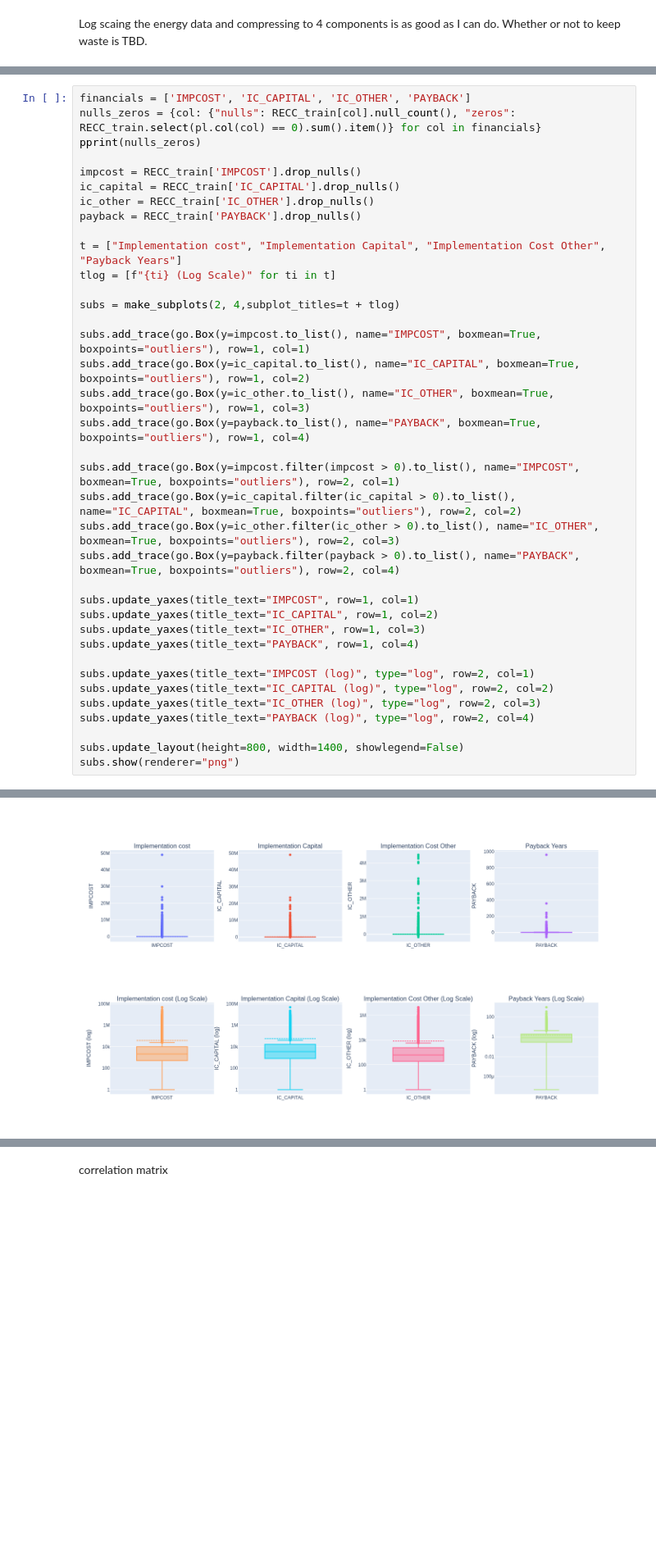
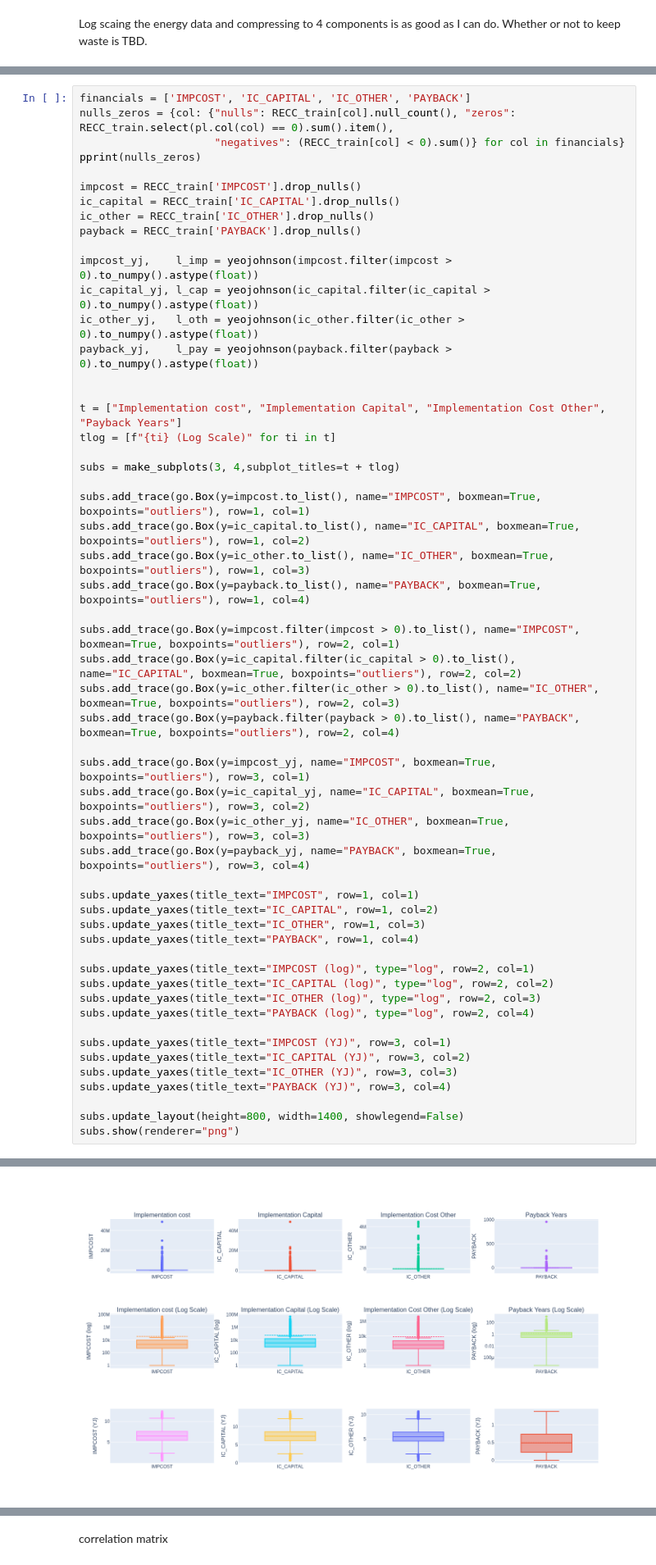
Before and after one commit to skookumer/ITAC-Analysis, a Jupyter notebook: arnold_midterm.ipynb, the cells around one changed output, grey strips where cells are left out. Shown at 82% size. Cells and saved outputs as stored; diff of their text form; blank space fills up the shorter version.

```diff
--- a/arnold_midterm.ipynb
+++ b/arnold_midterm.ipynb
@@ -976,6 +1057,7 @@ subs.show(renderer="png")
 # %%
 financials = ['IMPCOST', 'IC_CAPITAL', 'IC_OTHER', 'PAYBACK']
-nulls_zeros = {col: {"nulls": RECC_train[col].null_count(), "zeros": RECC_train.select(pl.col(col) == 0).sum().item()} for col in financials}
+nulls_zeros = {col: {"nulls": RECC_train[col].null_count(), "zeros": RECC_train.select(pl.col(col) == 0).sum().item(),
+                     "negatives": (RECC_train[col] < 0).sum()} for col in financials}
 pprint(nulls_zeros)
 
 impcost = RECC_train['IMPCOST'].drop_nulls()
@@ -983,10 +1065,16 @@ ic_capital = RECC_train['IC_CAPITAL'].drop_nulls()
 ic_other = RECC_train['IC_OTHER'].drop_nulls()
 payback = RECC_train['PAYBACK'].drop_nulls()
 
+impcost_yj,    l_imp = yeojohnson(impcost.filter(impcost > 0).to_numpy().astype(float))
+ic_capital_yj, l_cap = yeojohnson(ic_capital.filter(ic_capital > 0).to_numpy().astype(float))
+ic_other_yj,   l_oth = yeojohnson(ic_other.filter(ic_other > 0).to_numpy().astype(float))
+payback_yj,    l_pay = yeojohnson(payback.filter(payback > 0).to_numpy().astype(float))
+
+
 t = ["Implementation cost", "Implementation Capital", "Implementation Cost Other", "Payback Years"]
 tlog = [f"{ti} (Log Scale)" for ti in t]
 
-subs = make_subplots(2, 4,subplot_titles=t + tlog)
+subs = make_subplots(3, 4,subplot_titles=t + tlog)
 
 subs.add_trace(go.Box(y=impcost.to_list(), name="IMPCOST", boxmean=True, boxpoints="outliers"), row=1, col=1)
 subs.add_trace(go.Box(y=ic_capital.to_list(), name="IC_CAPITAL", boxmean=True, boxpoints="outliers"), row=1, col=2)
@@ -998,6 +1086,11 @@ subs.add_trace(go.Box(y=ic_capital.filter(ic_capital > 0).to_list(), name="IC_CA
 subs.add_trace(go.Box(y=ic_other.filter(ic_other > 0).to_list(), name="IC_OTHER", boxmean=True, boxpoints="outliers"), row=2, col=3)
 subs.add_trace(go.Box(y=payback.filter(payback > 0).to_list(), name="PAYBACK", boxmean=True, boxpoints="outliers"), row=2, col=4)
 
+subs.add_trace(go.Box(y=impcost_yj, name="IMPCOST", boxmean=True, boxpoints="outliers"), row=3, col=1)
+subs.add_trace(go.Box(y=ic_capital_yj, name="IC_CAPITAL", boxmean=True, boxpoints="outliers"), row=3, col=2)
+subs.add_trace(go.Box(y=ic_other_yj, name="IC_OTHER", boxmean=True, boxpoints="outliers"), row=3, col=3)
+subs.add_trace(go.Box(y=payback_yj, name="PAYBACK", boxmean=True, boxpoints="outliers"), row=3, col=4)
+
 subs.update_yaxes(title_text="IMPCOST", row=1, col=1)
 subs.update_yaxes(title_text="IC_CAPITAL", row=1, col=2)
 subs.update_yaxes(title_text="IC_OTHER", row=1, col=3)
@@ -1008,6 +1101,11 @@ subs.update_yaxes(title_text="IC_CAPITAL (log)", type="log", row=2, col=2)
 subs.update_yaxes(title_text="IC_OTHER (log)", type="log", row=2, col=3)
 subs.update_yaxes(title_text="PAYBACK (log)", type="log", row=2, col=4)
 
+subs.update_yaxes(title_text="IMPCOST (YJ)", row=3, col=1)
+subs.update_yaxes(title_text="IC_CAPITAL (YJ)", row=3, col=2)
+subs.update_yaxes(title_text="IC_OTHER (YJ)", row=3, col=3)
+subs.update_yaxes(title_text="PAYBACK (YJ)", row=3, col=4)
+
 subs.update_layout(height=800, width=1400, showlegend=False)
 subs.show(renderer="png")
 # %% [output]
@@ -1018 +1116 @@ subs.show(renderer="png")
-[figure, old version]
+[figure, new version]
```
Also changed, not shown: parts of 7 cells of this notebook.
